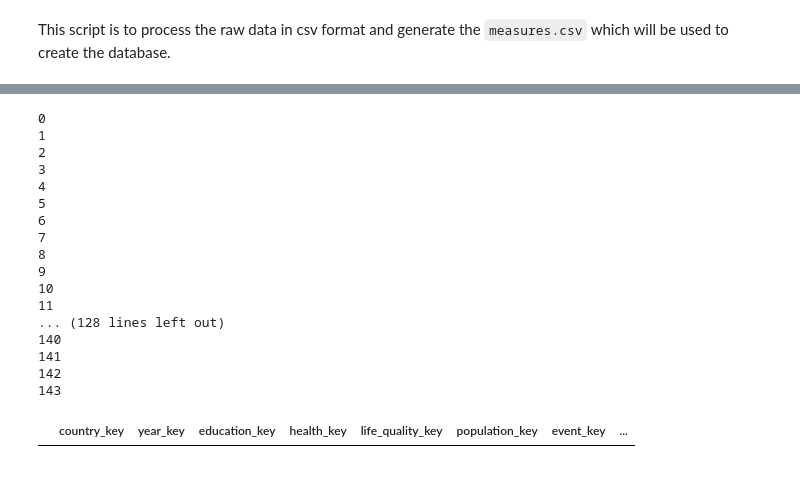
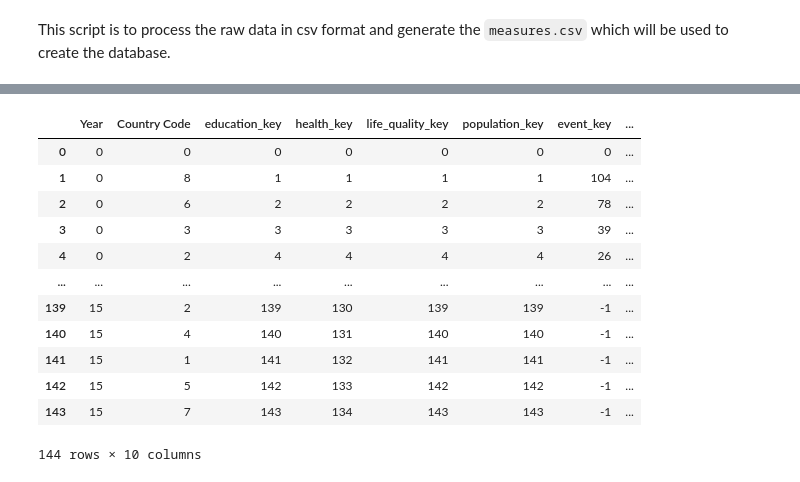
Before and after one commit to cyclexit/CSI4142-Project, a Jupyter notebook: phase_2/scripts/fact_table.ipynb, the cells around one changed output, grey strips where cells are left out. Cells and saved outputs as stored; diff of their text form; code cells hidden in the pictures.

```diff
--- a/phase_2/scripts/fact_table.ipynb
+++ b/phase_2/scripts/fact_table.ipynb
@@ -97,24 +140,28 @@ KeyError: "['event_key'] not in index"
-# %%
-
-
-fact_df = pd.DataFrame(columns=["country_key", "year_key", "education_key", "health_key", "life_quality_key", "population_key", "event_key", "quality_of_life_index", "development_index", "human_development_index"])
-fact_df
-# %% [output]
-0
-1
-2
-3
-4
-5
-6
-7
-8
-9
-10
-11
-... (128 lines left out)
-140
-141
-142
-143
-|  | country_key | year_key | education_key | health_key | life_quality_key | population_key | event_key | ... |
+# %%
+fact_df = big_join
+
+# map year to year key
+year_rdict = year_dim[["year_key", "year_num"]].set_index("year_num").to_dict()["year_key"]
+year_rdict
+fact_df["Year"].replace(year_rdict, inplace=True)
+fact_df.rename(columns={"Year": "year_key"})
+
+# map country code to country key
+cc_rdict = country_dim[["country_key", "country_code"]].set_index("country_code").to_dict()["country_key"]
+fact_df["Country Code"].replace(cc_rdict, inplace=True)
+fact_df.rename(columns={"Country Code": "country_key"})
+fact_df
+# %% [output]
+|  | Year | Country Code | education_key | health_key | life_quality_key | population_key | event_key | ... |
+| 0 | 0 | 0 | 0 | 0 | 0 | 0 | 0 | ... |
+| 1 | 0 | 8 | 1 | 1 | 1 | 1 | 104 | ... |
+| 2 | 0 | 6 | 2 | 2 | 2 | 2 | 78 | ... |
+| 3 | 0 | 3 | 3 | 3 | 3 | 3 | 39 | ... |
+| 4 | 0 | 2 | 4 | 4 | 4 | 4 | 26 | ... |
+| ... | ... | ... | ... | ... | ... | ... | ... | ... |
+| 139 | 15 | 2 | 139 | 130 | 139 | 139 | -1 | ... |
+| 140 | 15 | 4 | 140 | 131 | 140 | 140 | -1 | ... |
+| 141 | 15 | 1 | 141 | 132 | 141 | 141 | -1 | ... |
+| 142 | 15 | 5 | 142 | 133 | 142 | 142 | -1 | ... |
+| 143 | 15 | 7 | 143 | 134 | 143 | 143 | -1 | ... |
+144 rows × 10 columns
```
Also changed, not shown: parts of 7 cells of this notebook, 1 other file.
